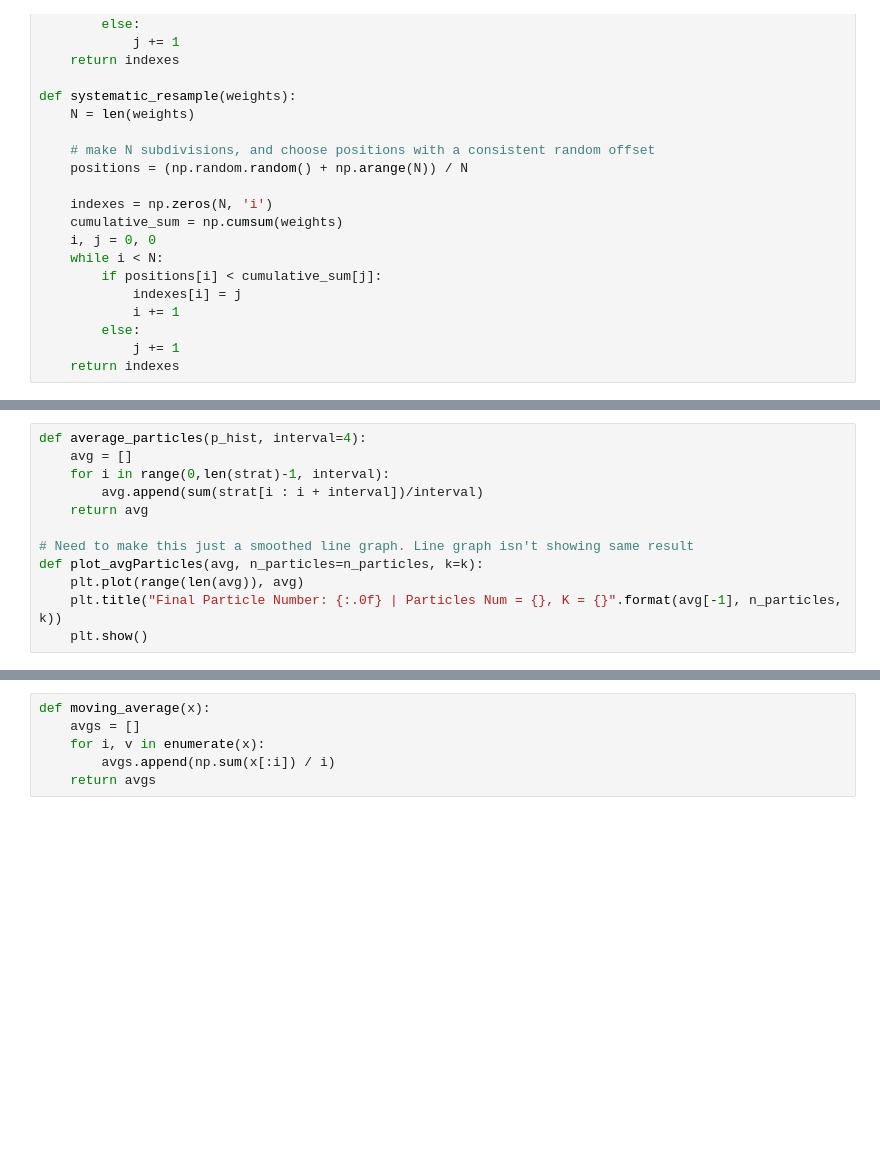
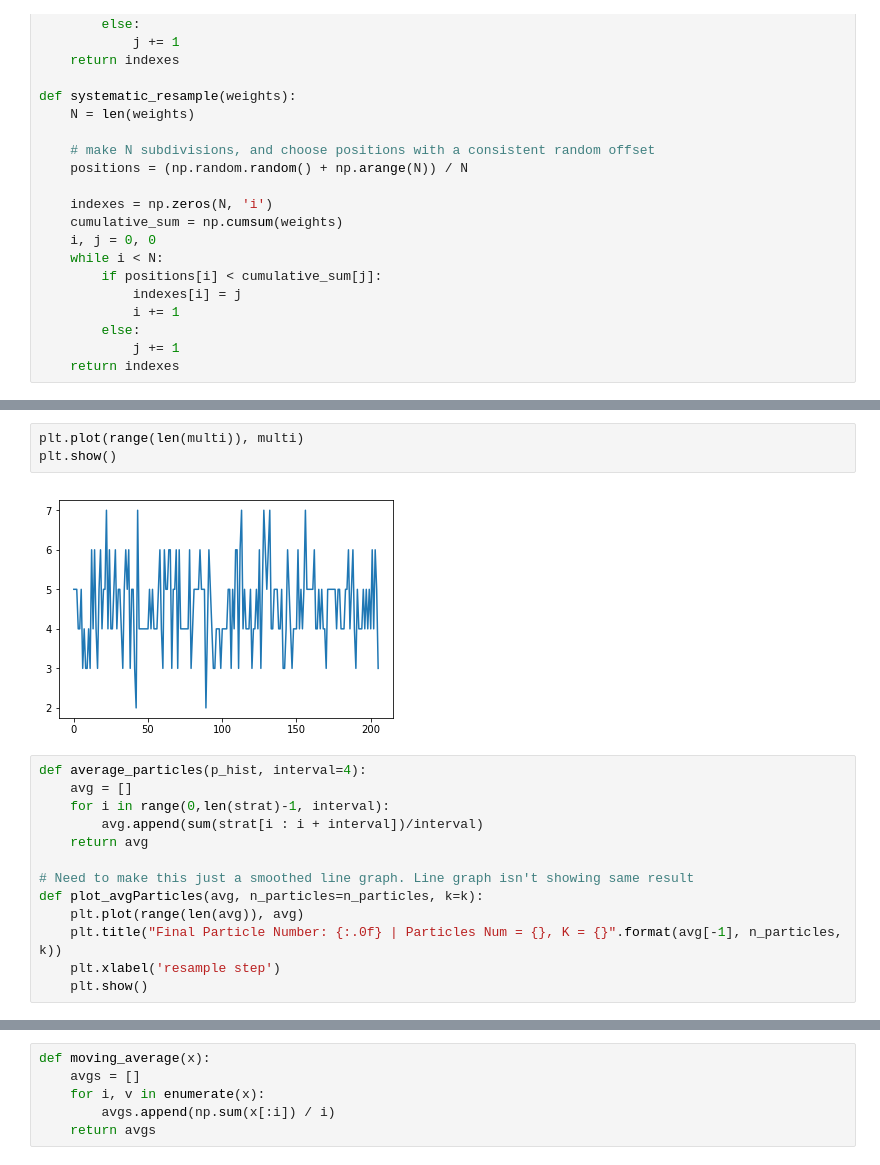
Before and after one commit to colby-j-wise/ParticleThompsonSamplingMAB, a Jupyter notebook: particle_analysis.ipynb, the cells around one changed output, grey strips where cells are left out. Cells and saved outputs as stored; diff of their text form; blank space fills up the shorter version.

```diff
--- a/particle_analysis.ipynb
+++ b/particle_analysis.ipynb
@@ -261,3 +268,8 @@ squared error: 0.86
+# %%
+plt.plot(range(len(multi)), multi)
+plt.show()
+# %% [output]
+[figure, added]
 # %%
 def average_particles(p_hist, interval=4):
     avg = []
@@ -269,6 +281,7 @@ def average_particles(p_hist, interval=4):
 def plot_avgParticles(avg, n_particles=n_particles, k=k):
     plt.plot(range(len(avg)), avg)
     plt.title("Final Particle Number: {:.0f} | Particles Num = {}, K = {}".format(avg[-1], n_particles, k))
+    plt.xlabel('resample step')
     plt.show()
 # %%
 multi = np.array(multi)
```
Also changed, not shown: parts of 4 cells of this notebook.
